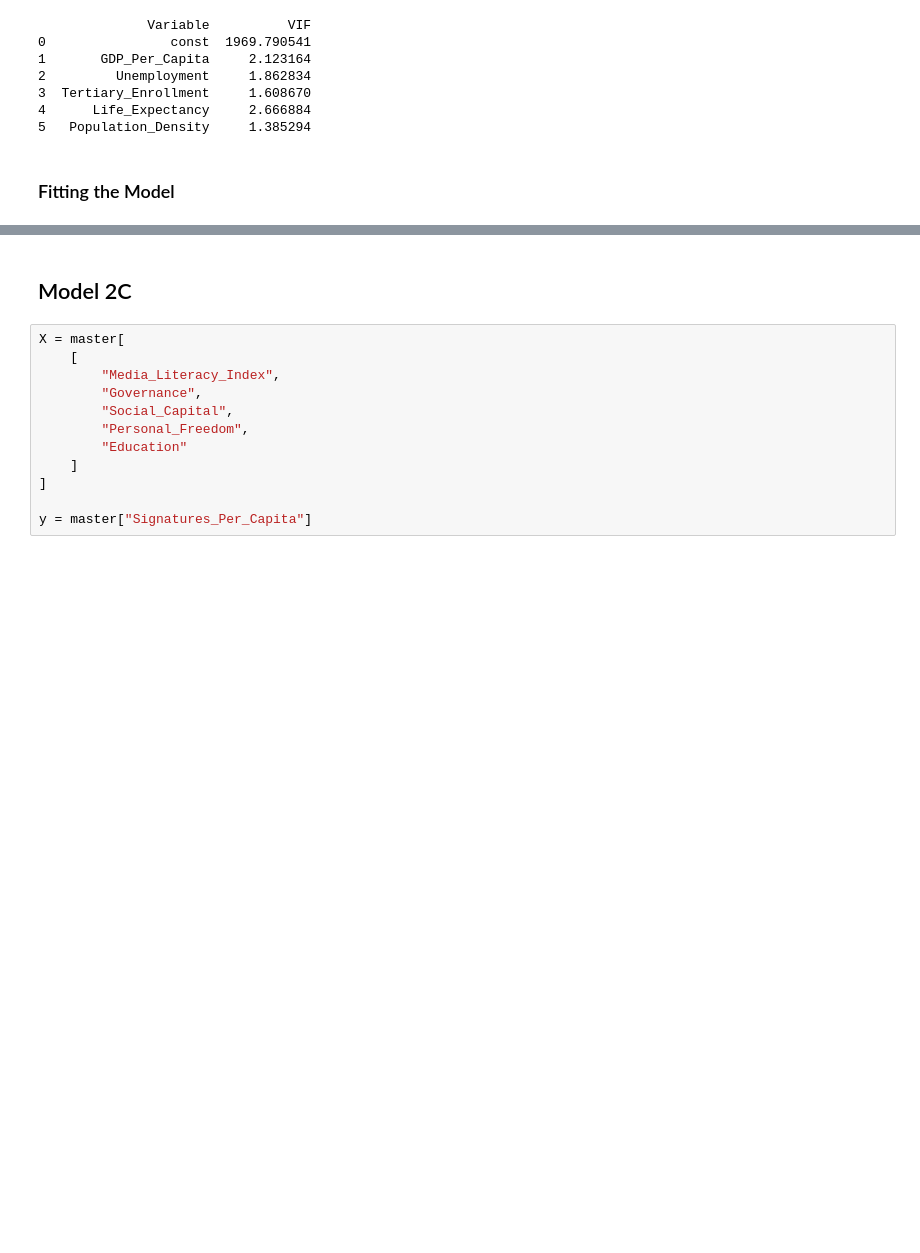
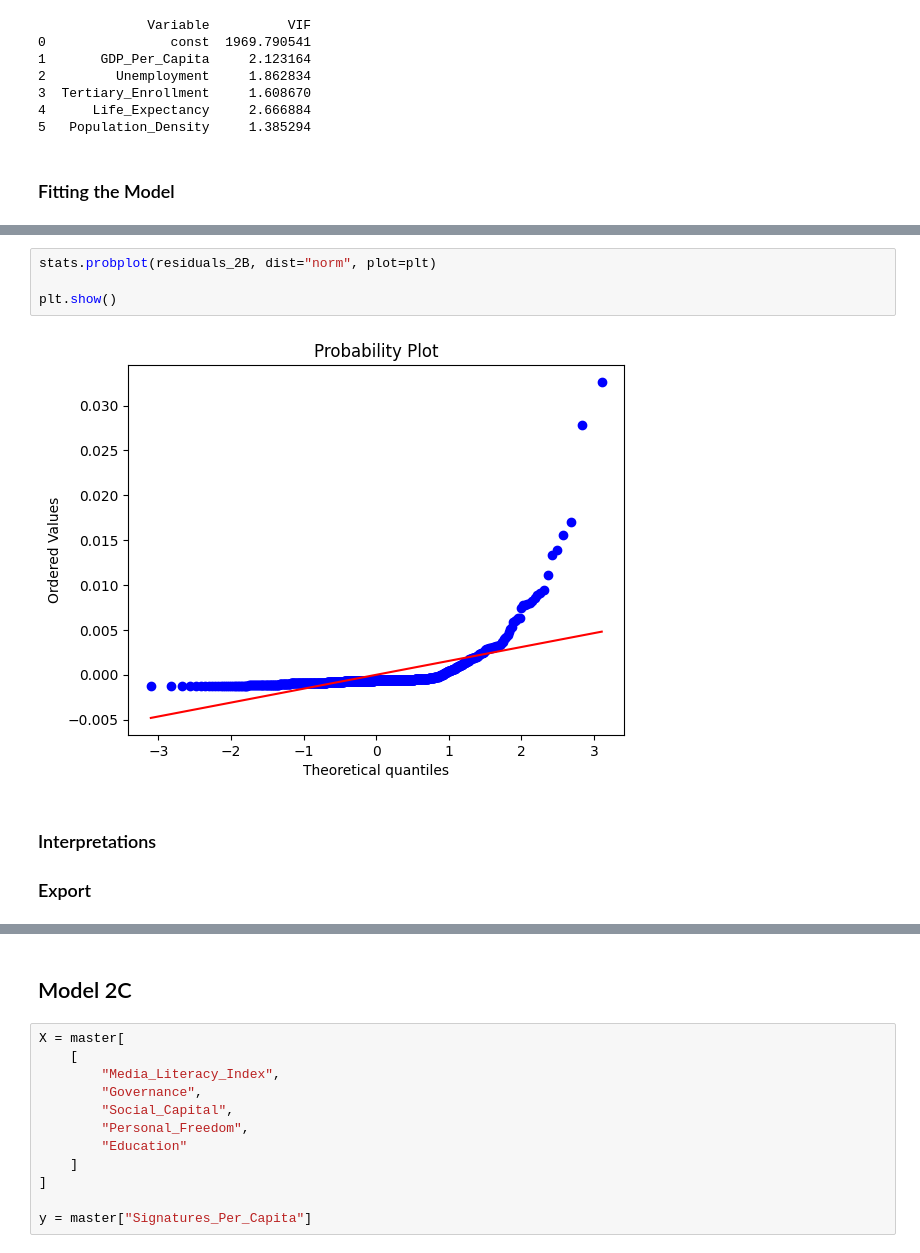
Before and after one commit to Matthew-Riddell/MSc-Dissertation, a Jupyter notebook: notebooks/08-linear-regressions.ipynb, the cells around one changed output, grey strips where cells are left out. Cells and saved outputs as stored; diff of their text form; blank space fills up the shorter version.

```diff
--- a/notebooks/08-linear-regressions.ipynb
+++ b/notebooks/08-linear-regressions.ipynb
@@ -709,0 +829,10 @@ strong multicollinearity or other numerical problems.
+# %%
+stats.probplot(residuals_2B, dist="norm", plot=plt)
+
+plt.show()
+# %% [output]
+[figure, added]
+# %% [markdown]
+### Interpretations
+
+### Export
```
Also changed, not shown: parts of 91 cells of this notebook, 6 other files.
